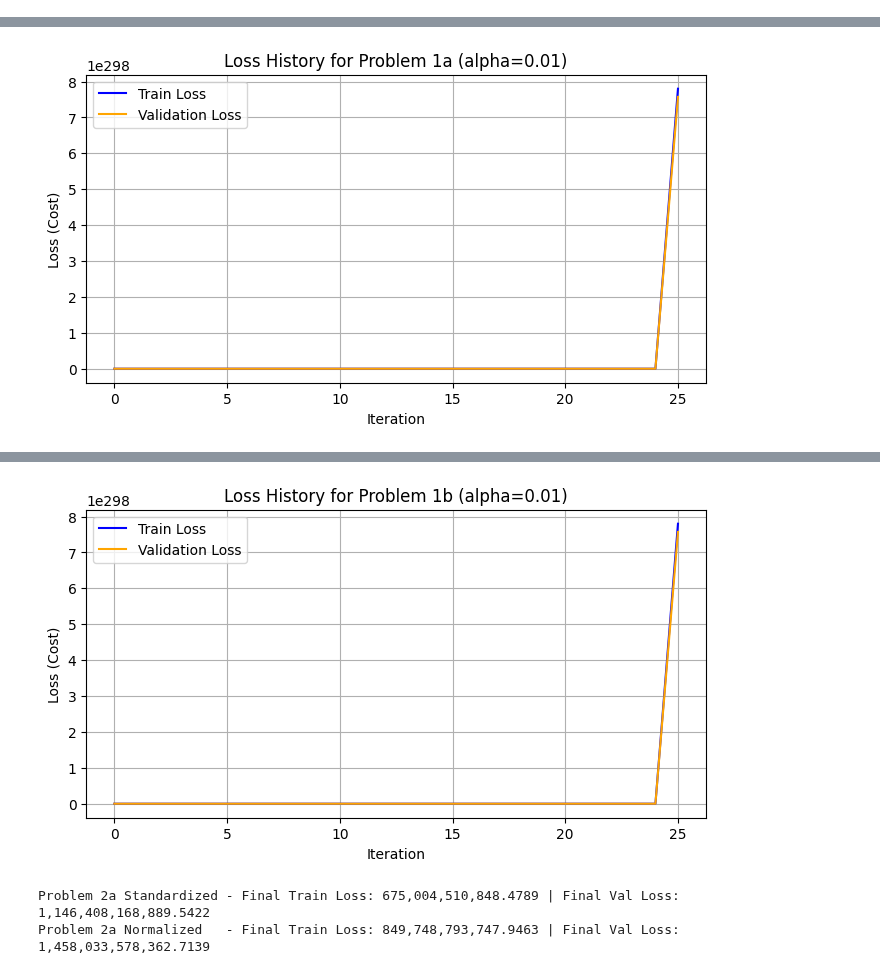
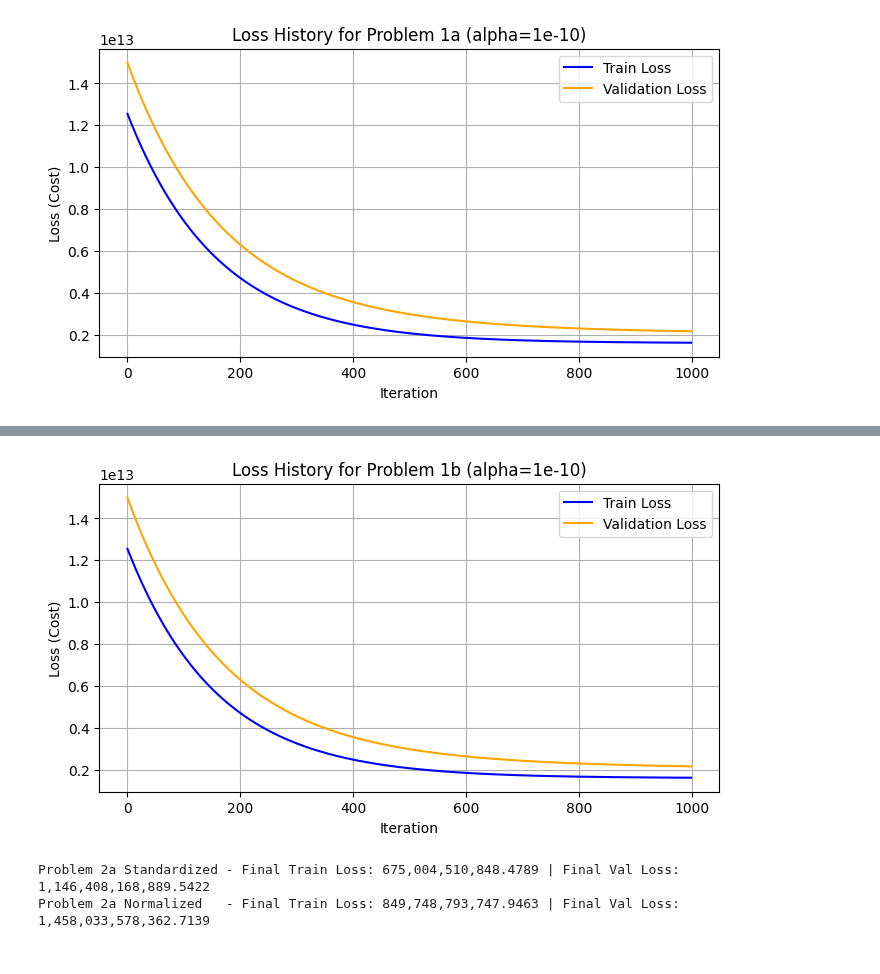
Before and after one commit to mbryan56/Intro-Machine-Learning-Projects, a Jupyter notebook: Homework_2_Intro_Machine_Learning.ipynb, the cells around one changed output, grey strips where cells are left out. Saved outputs shown, nothing was run; the diff lists cells and outputs as text; code cells hidden in the pictures.

```diff
--- a/Homework_2_Intro_Machine_Learning.ipynb
+++ b/Homework_2_Intro_Machine_Learning.ipynb
@@ -73,7 +73,7 @@ def gradient_descent(X_train, Y_train, X_val, Y_val, alpha, iterations, lambda_r
 X1a_tr_b = np.c_[np.ones((len(X1a_train), 1)), X1a_train]
 X1a_va_b = np.c_[np.ones((len(X1a_val), 1)), X1a_val]
 
-alpha_1a = 0.01
+alpha_1a = 1e-10
 iterations_1a = 1000
 
 theta_1a, train_loss_1a, val_loss_1a = gradient_descent(
@@ -98,7 +98,7 @@ plt.show()
 X1b_tr_b = np.c_[np.ones((len(X1b_train), 1)), X1b_train]
 X1b_va_b = np.c_[np.ones((len(X1b_val), 1)), X1b_val]
 
-alpha_1b = 0.01
+alpha_1b = 1e-10
 iterations_1b = 1000
 
 theta_1b, train_loss_1b, val_loss_1b = gradient_descent(
@@ -122,0 +126 @@ Drive already mounted at /content/drive; to attempt to forcibly remount, call dr
+[figure, new version]
@@ -126 +130,0 @@ Final Train Loss: nan | Final Val Loss: nan
-[figure, old version]
@@ -130,4 +131,4 @@ Final Train Loss: nan | Final Val Loss: nan
-[figure, old version]
+[figure, new version]
 # %%
 # --- #Problem 2a ---
 scaler_std_a = StandardScaler()
```
Also changed, not shown: parts of 1 cell of this notebook.
